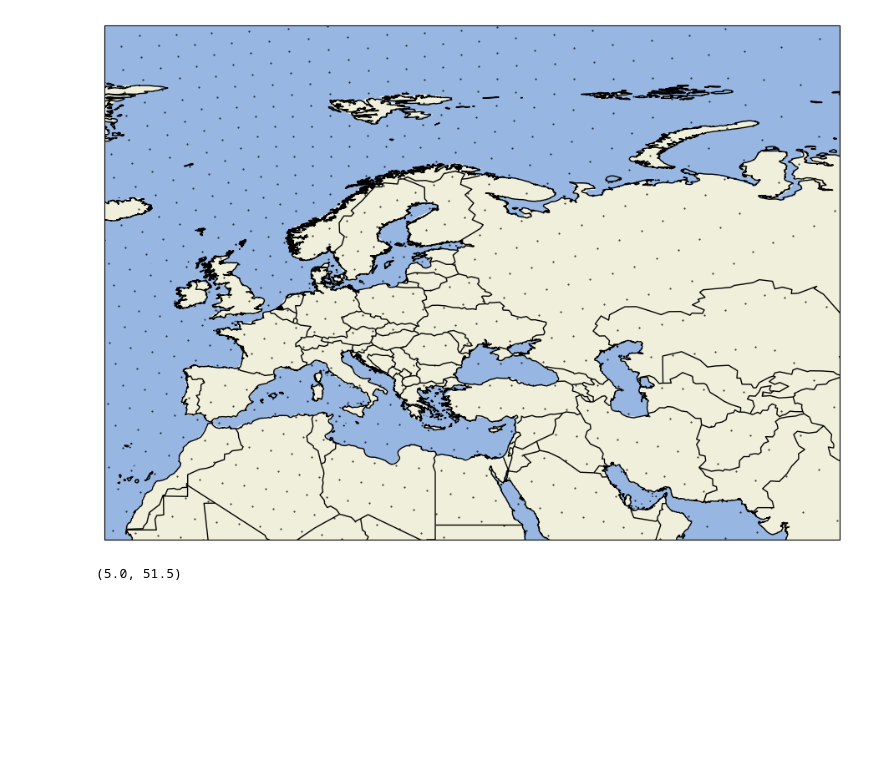
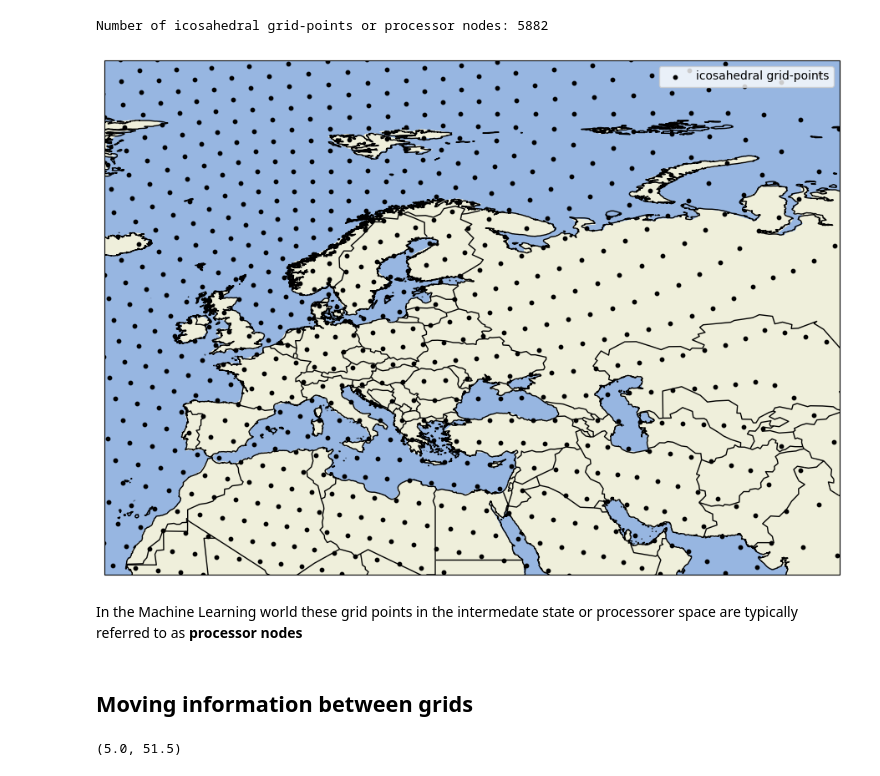
Before and after one commit to mpvginde/anemoi-demo-keisler2022, a Jupyter notebook: 2_create_graph.ipynb, the cells around one changed output. Drawn from its saved outputs; the diff is of its cells as text; code cells hidden in the pictures; blank space fills up the shorter version.

```diff
--- a/2_create_graph.ipynb
+++ b/2_create_graph.ipynb
@@ -32,15 +60,22 @@ from anemoi.graphs.generate.hex_icosahedron import create_hex_nodes
 _, coords, ordering = create_hex_nodes(resolution=2)
 coords = np.rad2deg(coords)
 # %%
+print("Number of icosahedral grid-points or processor nodes:", len(coords))
 fig, ax = plt.subplots(1, 1, subplot_kw={"projection":ccrs.PlateCarree()}, figsize=(12,8))
-ax.scatter(coords[:,0], coords[:,1], s=0.2, c="black")
+ax.scatter(coords[:,0], coords[:,1], s=10, c="black", label="icosahedral grid-points")
 ax.add_feature(cf.OCEAN)
 ax.add_feature(cf.LAND)
 ax.add_feature(cf.BORDERS)
 ax.coastlines(resolution="10m")
 ax.set_extent([-20,80,20,90])
+_ = ax.legend(loc="upper right")
 # %% [output]
+Number of icosahedral grid-points or processor nodes: 5882
-[figure, old version]
+[figure, new version]
+# %% [markdown]
+In the Machine Learning world these grid points in the intermedate state or processorer space are typically referred to as **processor nodes**
+# %% [markdown]
+## Moving information between grids
 # %%
 extent = [0,10,48,55]
 lon_mid = np.mean(extent[:2])
```
Also changed, not shown: parts of 8 cells of this notebook.
